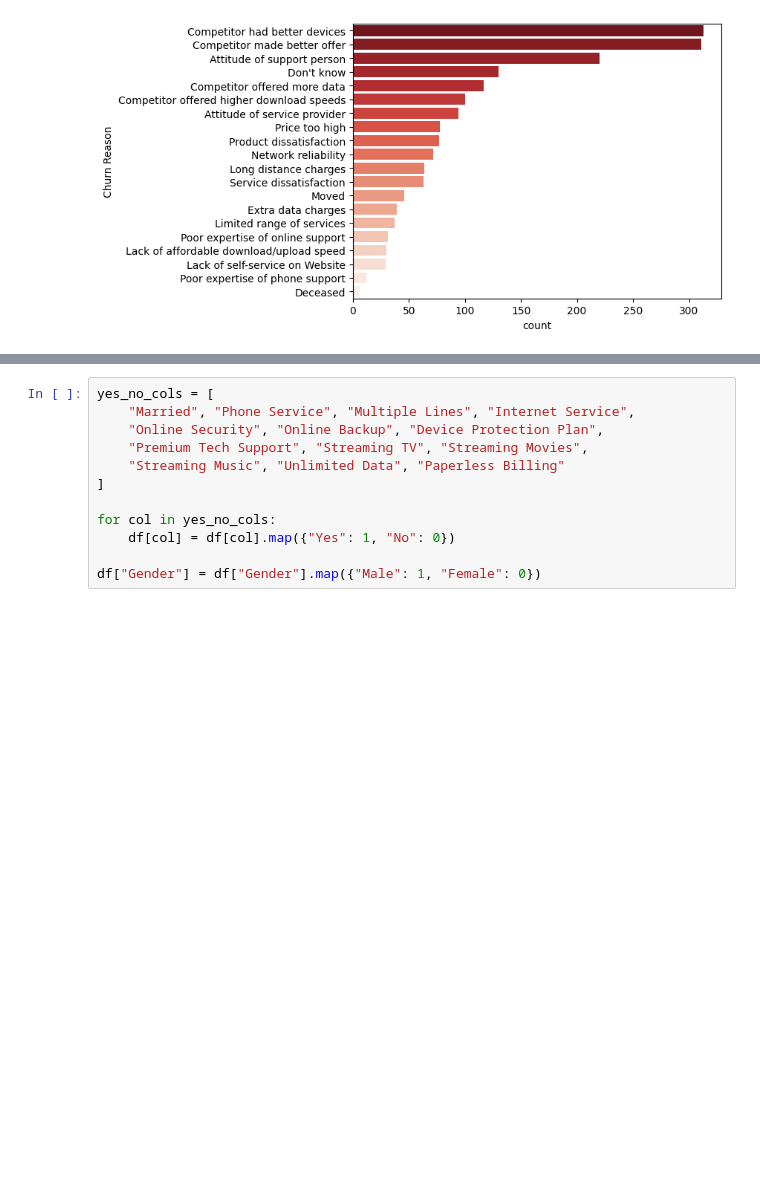
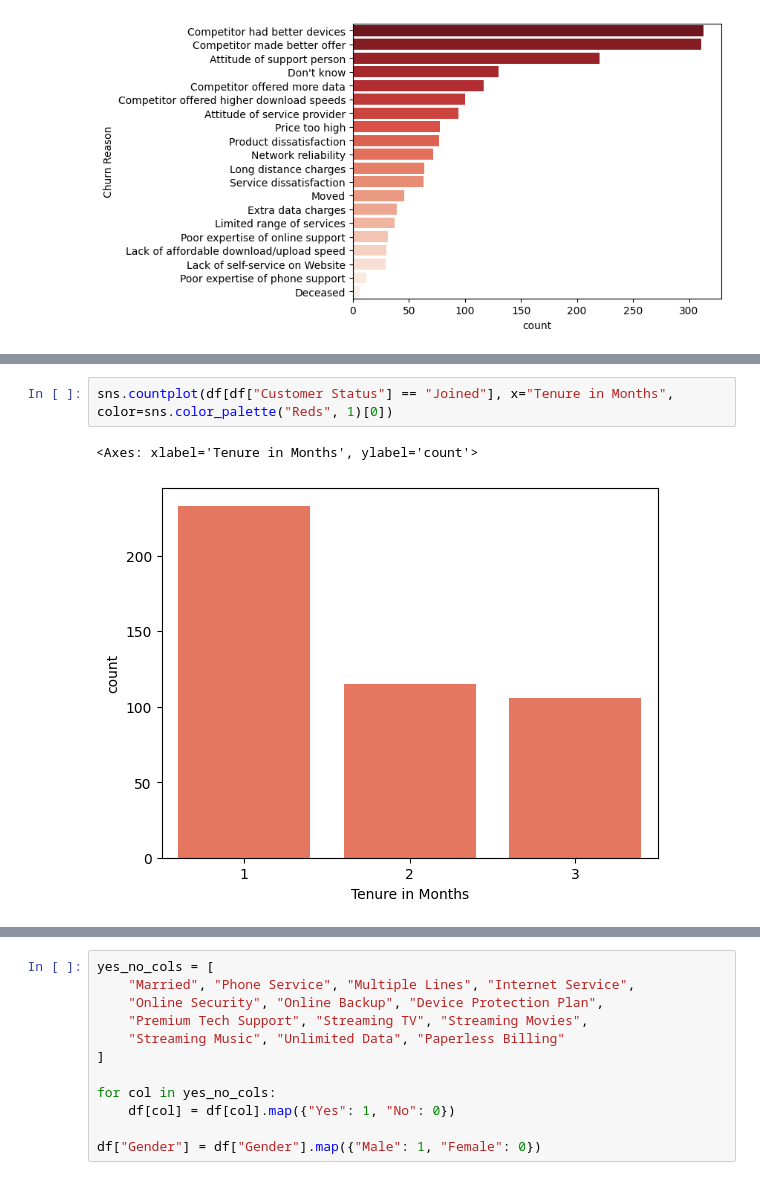
Before and after one commit to devilshadow04/churn-prediction, a Jupyter notebook: notebook.ipynb, the cells around one changed output, grey strips where cells are left out. Drawn from its saved outputs; the diff is of its cells as text; blank space fills up the shorter version.

```diff
--- a/notebook.ipynb
+++ b/notebook.ipynb
@@ -128,0 +282,5 @@ plt.show()
+# %%
+sns.countplot(df[df["Customer Status"] == "Joined"], x="Tenure in Months", color=sns.color_palette("Reds", 1)[0])
+# %% [output]
+<Axes: xlabel='Tenure in Months', ylabel='count'>
+[figure, added]
```
Also changed, not shown: parts of 71 cells of this notebook.
